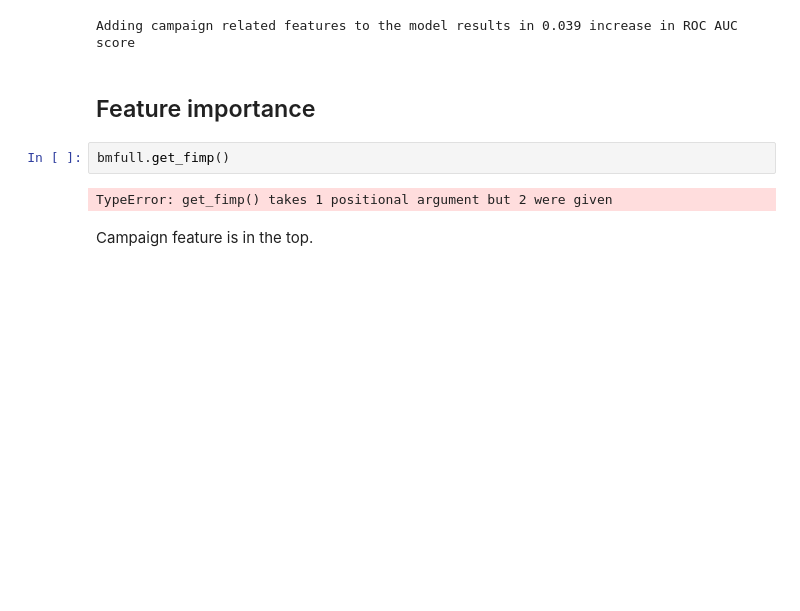
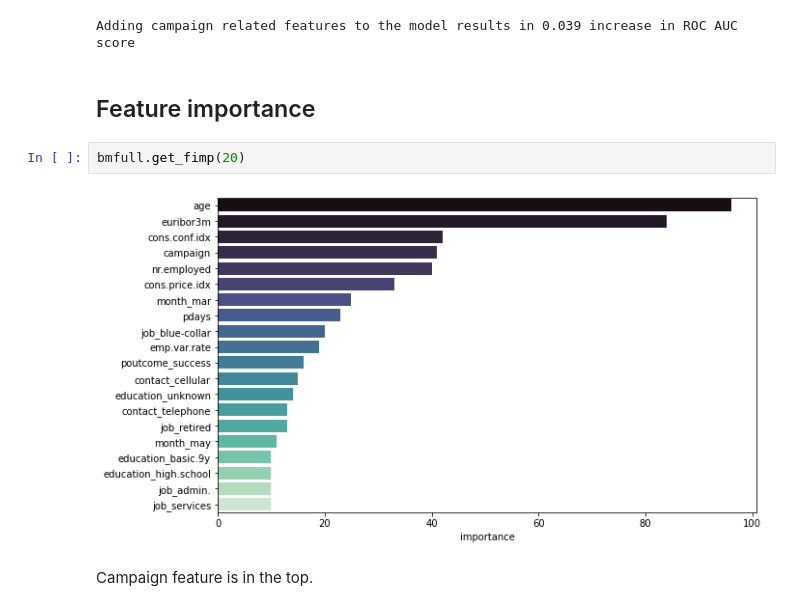
Before and after one commit to KseniaKingsep/interpretable-ml-risks, a Jupyter notebook: notebooks/1_1_BankMarketing_train.ipynb, the cells around one changed output. Saved outputs shown, nothing was run; the diff lists cells and outputs as text; blank space fills up the shorter version.

```diff
--- a/notebooks/1_1_BankMarketing_train.ipynb
+++ b/notebooks/1_1_BankMarketing_train.ipynb
@@ -78,9 +79,9 @@ Adding campaign related features to the model results in 0.039 increase in ROC A
 # %% [markdown]
 ## Feature importance
 # %%
-bmfull.get_fimp()
+bmfull.get_fimp(20)
 # %% [output]
-TypeError: get_fimp() takes 1 positional argument but 2 were given
+[figure, added]
 # %% [markdown]
 Campaign feature is in the top.
 # %%
```
Also changed, not shown: parts of 15 cells of this notebook, 3 other files.
